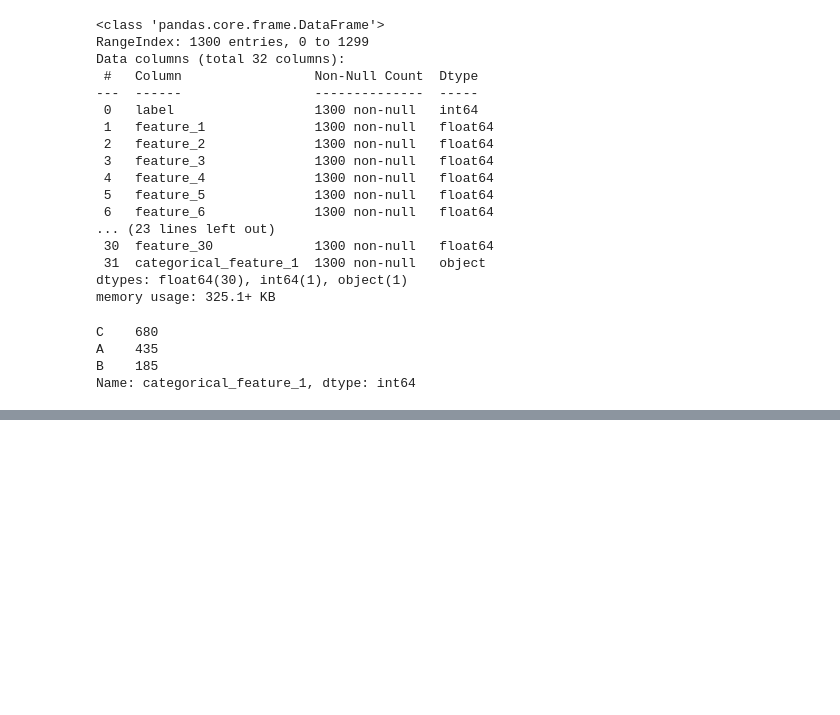
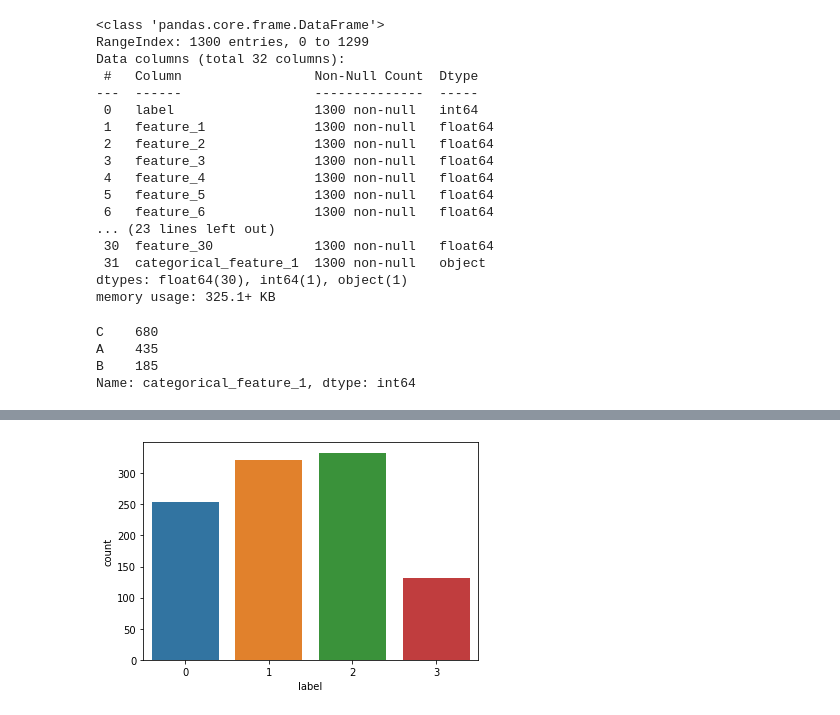
Before and after one commit to tommasoghisini/IndividualAssignment30412, a Jupyter notebook: Notebook.ipynb, the cells around one changed output, grey strips where cells are left out. Cells and saved outputs as stored; diff of their text form; code cells hidden in the pictures; blank space fills up the shorter version.

```diff
--- a/Notebook.ipynb
+++ b/Notebook.ipynb
@@ -126,0 +145,5 @@ sns.heatmap(df.corr(), xticklabels=df.corr().columns, yticklabels=df.corr().colu
+# %%
+sns.countplot(x="label", data=str_train_set)
+plt.show()
+# %% [output]
+[figure, added]
```
Also changed, not shown: parts of 14 cells of this notebook.
